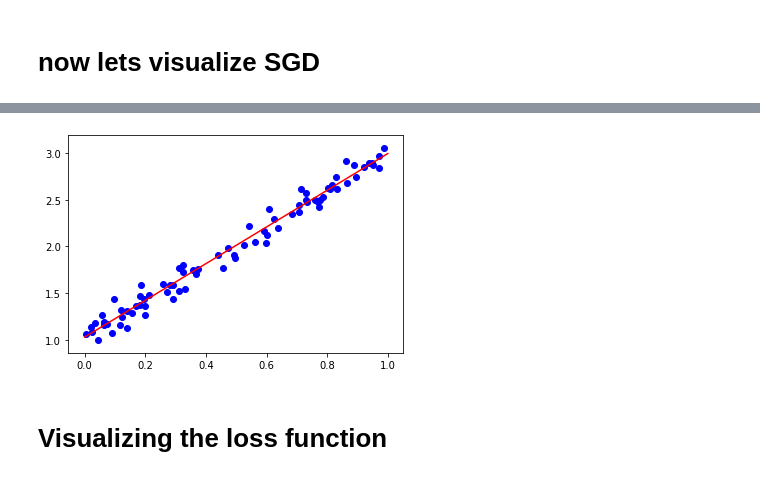
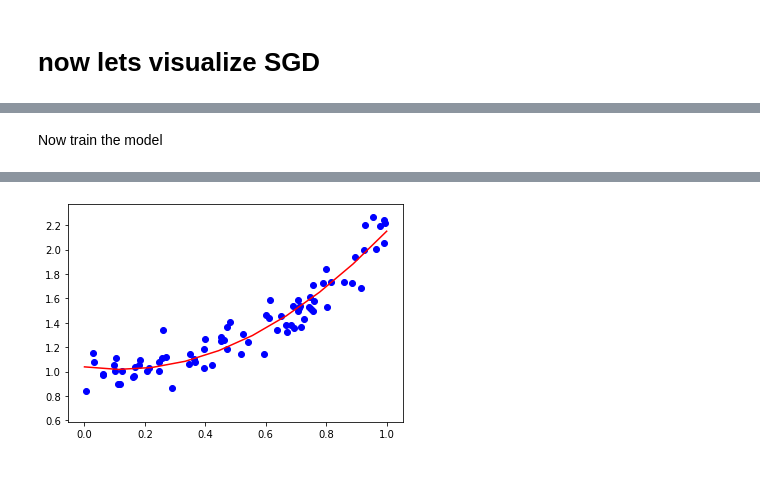
Before and after one commit to WestCoastML/pytorch_tutorial, a Jupyter notebook: pytorch_tutorial1.ipynb, the cells around one changed output, grey strips where cells are left out. Drawn from its saved outputs; the diff is of its cells as text; code cells hidden in the pictures.

Commit message:
Added visualization and SGD and trajectory

```diff
--- a/pytorch_tutorial1.ipynb
+++ b/pytorch_tutorial1.ipynb
@@ -235,20 +227,25 @@ tensor([-2.0440])
 rng=torch.linspace(0,1,10)
 artists=[]
 fig, ax = plt.subplots()
-movie=True
 
-def gd(model,x_train_tensor,y_train_tensor,hook=lambda m,x,y:None):
+def gd(model,x_train_tensor,y_train_tensor,lr=1e-1,n_epochs=1000,hook=lambda m,x,y:None):
   initialize_parameters(model)
   for epoch in range(n_epochs):
     single_step(model,x_train_tensor,y_train_tensor)
     hook(model,x_train_tensor,y_train_tensor)
 
-def plot_hook(model,x_tensor,y_tensor,final=False):
+def movie_hook(model,x_tensor,y_tensor):
   scat=plt.scatter(x_train_tensor,y_train_tensor,c='b')
   l1,=plt.plot(list(rng),list(model(rng)),c='r')
   artists.append([scat,l1])
 
-gd(model,x_train_tensor,y_train_tensor,hook=plot_hook)
+def plot_hook(model,x_tensor,y_tensor):
+  plt.scatter(x_train_tensor,y_train_tensor,c='b')
+  plt.plot(list(rng),list(model(rng)),c='r')
+  plt.pause(0.5)
+  clear_output()
+
+gd(model,x_train_tensor,y_train_tensor,hook=movie_hook)
 HTML(animation.ArtistAnimation(fig, artists,interval=50, blit=True,repeat_delay=1000).to_html5_video())
 # %% [output]
 [interactive output not drawn]
@@ -258,9 +301,9 @@ HTML(animation.ArtistAnimation(fig, artists,interval=50, blit=True,repeat_delay=
 # %%
-def sgd(model,x_train_tensor,y_train_tensor,batchsize=32,hook=lambda m,x,y:None):
+def sgd(model,x_train_tensor,y_train_tensor,batchsize=32,n_epochs=1000,hook=lambda m,x,y:None):
   initialize_parameters(model)
   for epoch in range(n_epochs):
     for batch in range(int(n_epochs/batchsize)+1):
-      rows = torch.randperm(x_train.shape[0])[:batchsize]
+      rows = torch.randperm(x_train_tensor.shape[0])[:batchsize]
       single_step(model,x_train_tensor[rows],y_train_tensor[rows])
     hook(model,x_train_tensor,y_train_tensor)
 
@@ -272,0 +329,12 @@ print(vars(model))
+# %%
+x_train_tensor,y_train_tensor,x_val_tensor,y_val_tensor = dataset_from_function_with_noise(lambda x:1 + .2 * x + x**3  )
+# %%
+def model(x):
+  return model.a+model.b*x+model.c*x**+model.d*x**3
+model.a=torch.randn(1)
+model.b=torch.randn(1)
+model.c=torch.randn(1)
+model.d=torch.randn(1)
+
+plt.scatter(x_train_tensor,y_train_tensor,c='b')
+plt.show()
@@ -273,11 +343,11 @@ print(vars(model))
+# %% [markdown]
+Now train the model
 # %%
 rng=torch.linspace(0,1,10)
 artists=[]
 fig, ax = plt.subplots()
-sgd(model,x_train_tensor,y_train_tensor,hook=plot_hook)
+sgd(model,x_train_tensor,y_train_tensor,hook=movie_hook)
 HTML(animation.ArtistAnimation(fig, artists,interval=50, blit=True,repeat_delay=1000).to_html5_video())
 # %% [output]
 [interactive output not drawn]
-[figure, old version]
+[figure, new version]
-# %% [markdown]
-# Visualizing the loss function
```
Also changed, not shown: parts of 42 cells of this notebook.
